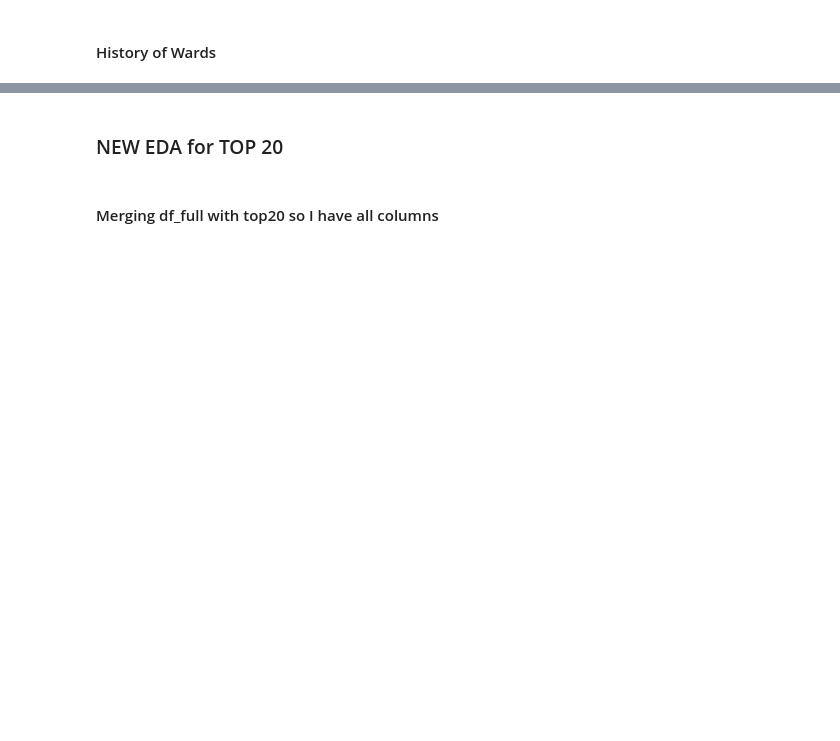
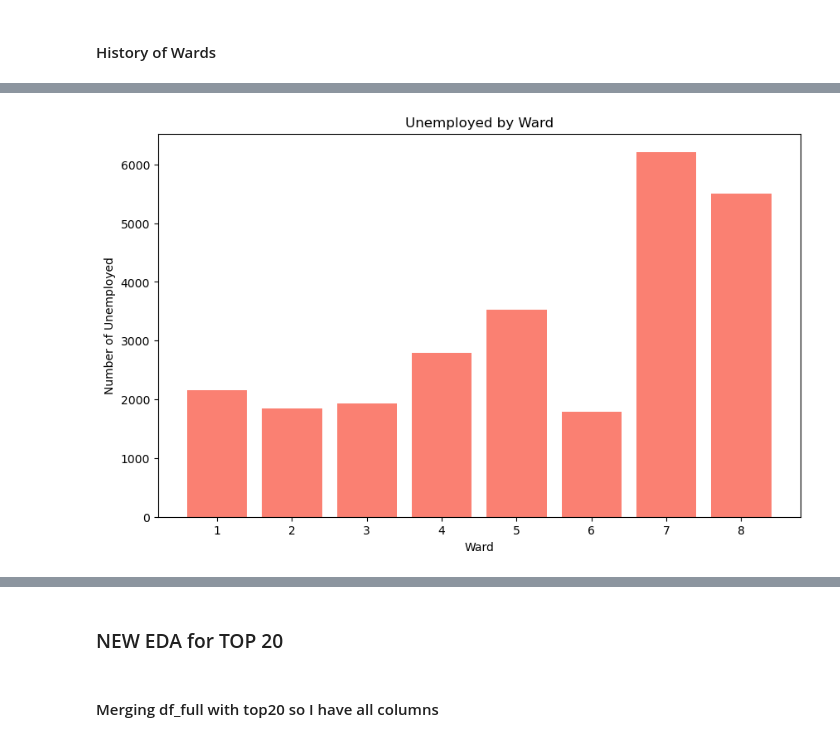
Before and after one commit to marcosmicozzi/my_code, a Jupyter notebook: m1p03_full.ipynb, the cells around one changed output, grey strips where cells are left out. Cells and saved outputs as stored; diff of their text form; code cells hidden in the pictures; blank space fills up the shorter version.

```diff
--- a/m1p03_full.ipynb
+++ b/m1p03_full.ipynb
@@ -949,0 +1184,4 @@ memory usage: 7.3+ KB
+# %%
+df_employment.columns
+df_employment = df_employment.drop(['In labor force: Civilian labor force', 'In labor force','Armed Forces (calc)', 'In labor force: Armed Forces', 'Armed Forces %'], axis=1)
+df_employment.columns
@@ -951,0 +1397,11 @@ memory usage: 7.3+ KB
+# %%
+# 2. Most Unemployed
+plt.figure(figsize=(10, 6))
+plt.bar(wards, df_employment_income["unemployed"], color="salmon")
+plt.title("Unemployed by Ward")
+plt.xlabel("Ward")
+plt.ylabel("Number of Unemployed")
+plt.xticks(wards)
+plt.show()
+# %% [output]
+[figure, added]
```
Also changed, not shown: parts of 42 cells of this notebook.
